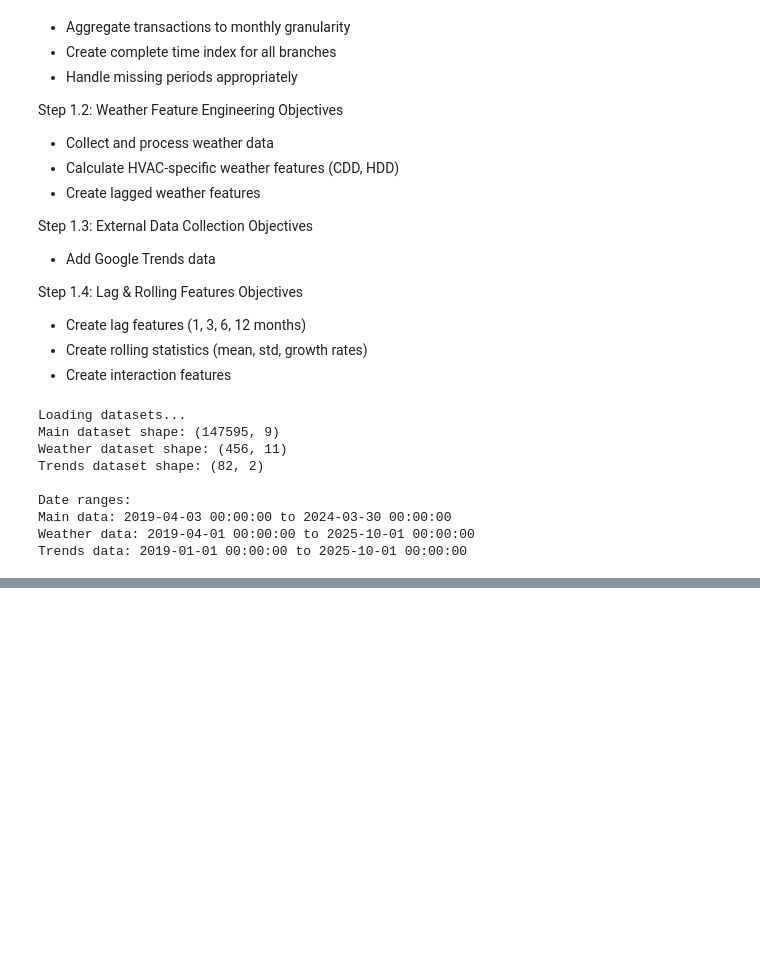
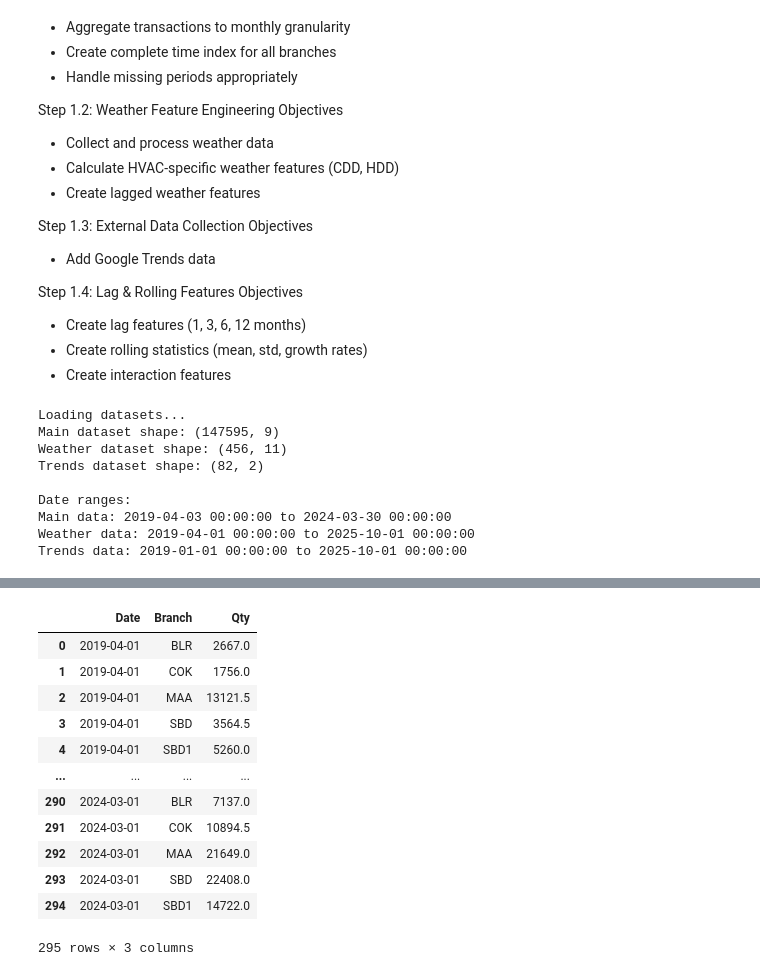
Before and after one commit to thesloppyguy/project_future_projection, a Jupyter notebook: rnd/Notebooks/Feature_Engineering.ipynb, the cells around one changed output, grey strips where cells are left out. Drawn from its saved outputs; the diff is of its cells as text; code cells hidden in the pictures; blank space fills up the shorter version.

```diff
--- a/rnd/Notebooks/Feature_Engineering.ipynb
+++ b/rnd/Notebooks/Feature_Engineering.ipynb
@@ -937,0 +67,23 @@ print(f"   Saved to: ../data/engineered_dataset.csv")
+# %%
+grouped_df = (
+    main_df.groupby([main_df['Date'].dt.to_period('M').dt.to_timestamp().rename('MonthStart'), 'Branch'])
+    .agg({'Qty': 'sum'})
+    .reset_index()
+)
+grouped_df.columns = ['Date', 'Branch', 'Qty']
+# %%
+grouped_df
+# %% [output]
+|  | Date | Branch | Qty |
+| 0 | 2019-04-01 | BLR | 2667.0 |
+| 1 | 2019-04-01 | COK | 1756.0 |
+| 2 | 2019-04-01 | MAA | 13121.5 |
+| 3 | 2019-04-01 | SBD | 3564.5 |
+| 4 | 2019-04-01 | SBD1 | 5260.0 |
+| ... | ... | ... | ... |
+| 290 | 2024-03-01 | BLR | 7137.0 |
+| 291 | 2024-03-01 | COK | 10894.5 |
+| 292 | 2024-03-01 | MAA | 21649.0 |
+| 293 | 2024-03-01 | SBD | 22408.0 |
+| 294 | 2024-03-01 | SBD1 | 14722.0 |
+295 rows × 3 columns
```
Also changed, not shown: parts of 26 cells of this notebook, 8 other files.
